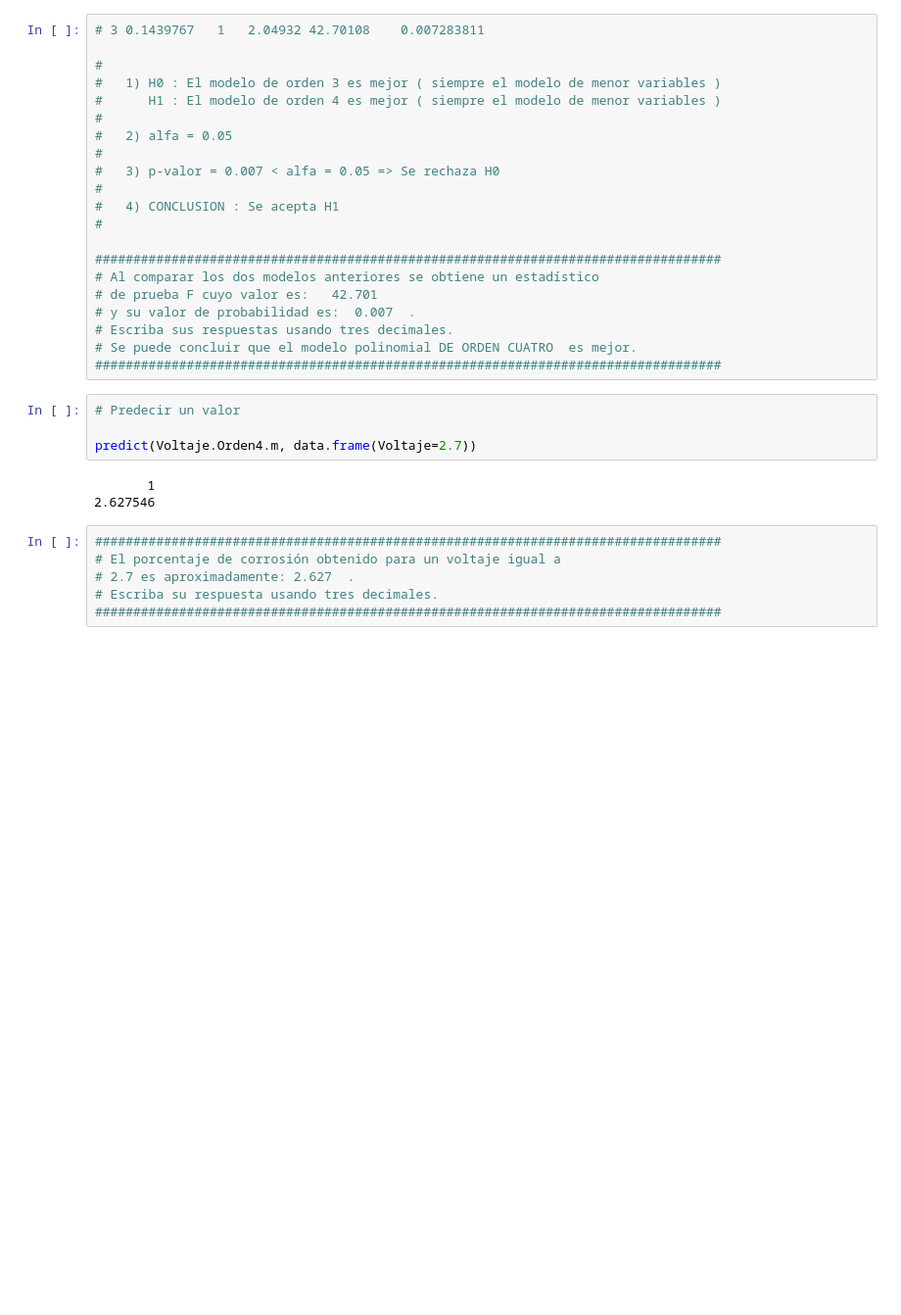
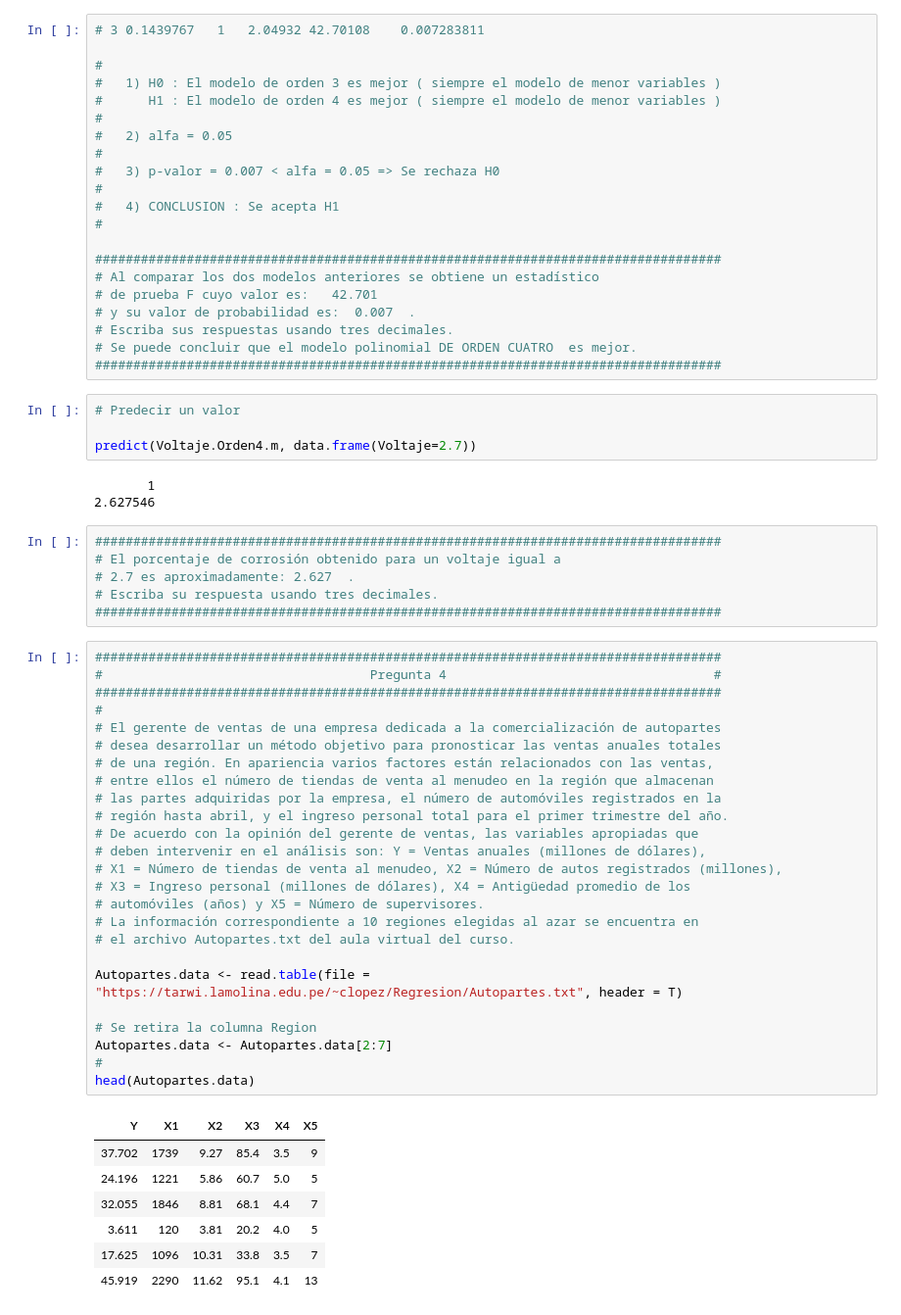
Before and after one commit to jgomezz/MsEstadAplic_MetodosEstadisticos, a Jupyter notebook: RegresionAplicada-PreguntasFinales.ipynb, the cells around one changed output. Shown at 98% size. Cells and saved outputs as stored; diff of their text form; blank space fills up the shorter version.

```diff
--- a/RegresionAplicada-PreguntasFinales.ipynb
+++ b/RegresionAplicada-PreguntasFinales.ipynb
@@ -453,3 +453,36 @@ predict(Voltaje.Orden4.m, data.frame(Voltaje=2.7))
 # 2.7 es aproximadamente: 2.627  .
 # Escriba su respuesta usando tres decimales.
 ##################################################################################
+# %%
+##################################################################################
+#                                   Pregunta 4                                   #
+##################################################################################
+#
+# El gerente de ventas de una empresa dedicada a la comercialización de autopartes
+# desea desarrollar un método objetivo para pronosticar las ventas anuales totales
+# de una región. En apariencia varios factores están relacionados con las ventas,
+# entre ellos el número de tiendas de venta al menudeo en la región que almacenan
+# las partes adquiridas por la empresa, el número de automóviles registrados en la
+# región hasta abril, y el ingreso personal total para el primer trimestre del año.
+# De acuerdo con la opinión del gerente de ventas, las variables apropiadas que
+# deben intervenir en el análisis son: Y = Ventas anuales (millones de dólares),
+# X1 = Número de tiendas de venta al menudeo, X2 = Número de autos registrados (millones),
+# X3 = Ingreso personal (millones de dólares), X4 = Antigüedad promedio de los
+# automóviles (años) y X5 = Número de supervisores.
+# La información correspondiente a 10 regiones elegidas al azar se encuentra en
+# el archivo Autopartes.txt del aula virtual del curso.
+
+Autopartes.data <- read.table(file = "https://tarwi.lamolina.edu.pe/~clopez/Regresion/Autopartes.txt", header = T)
+
+# Se retira la columna Region
+Autopartes.data <- Autopartes.data[2:7]
+#
+head(Autopartes.data)
+# %% [output]
+| Y | X1 | X2 | X3 | X4 | X5 |
+| 37.702 | 1739 | 9.27 | 85.4 | 3.5 | 9 |
+| 24.196 | 1221 | 5.86 | 60.7 | 5.0 | 5 |
+| 32.055 | 1846 | 8.81 | 68.1 | 4.4 | 7 |
+| 3.611 | 120 | 3.81 | 20.2 | 4.0 | 5 |
+| 17.625 | 1096 | 10.31 | 33.8 | 3.5 | 7 |
+| 45.919 | 2290 | 11.62 | 95.1 | 4.1 | 13 |
```
Also changed, not shown: parts of 21 cells of this notebook.
